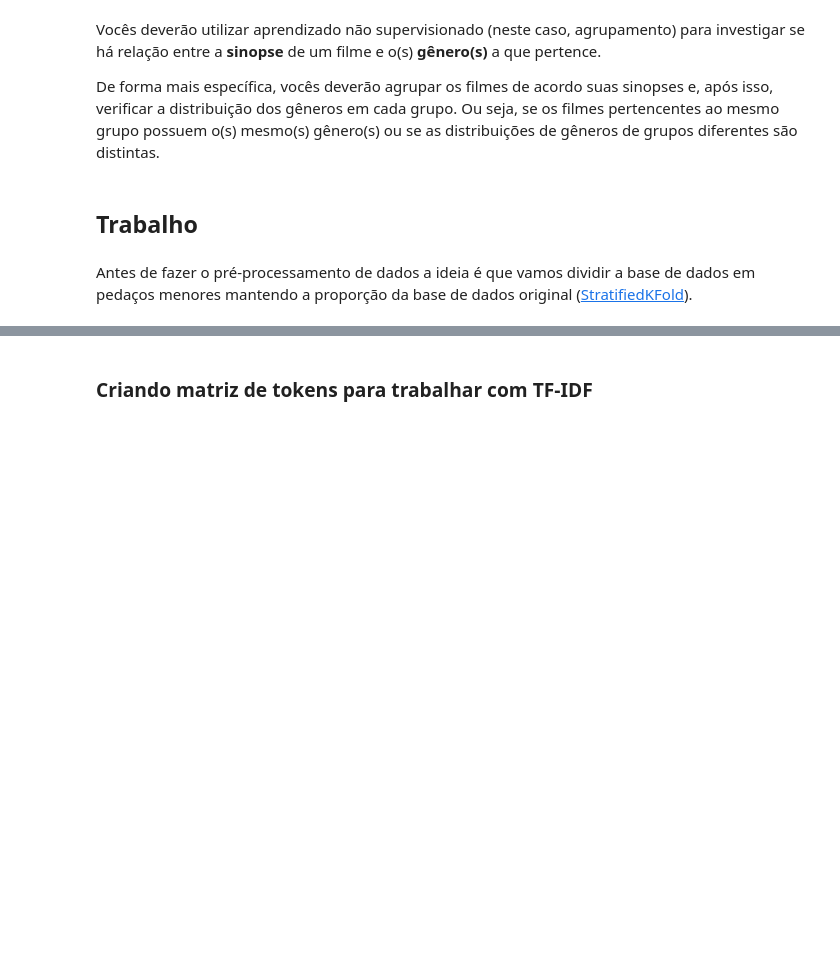
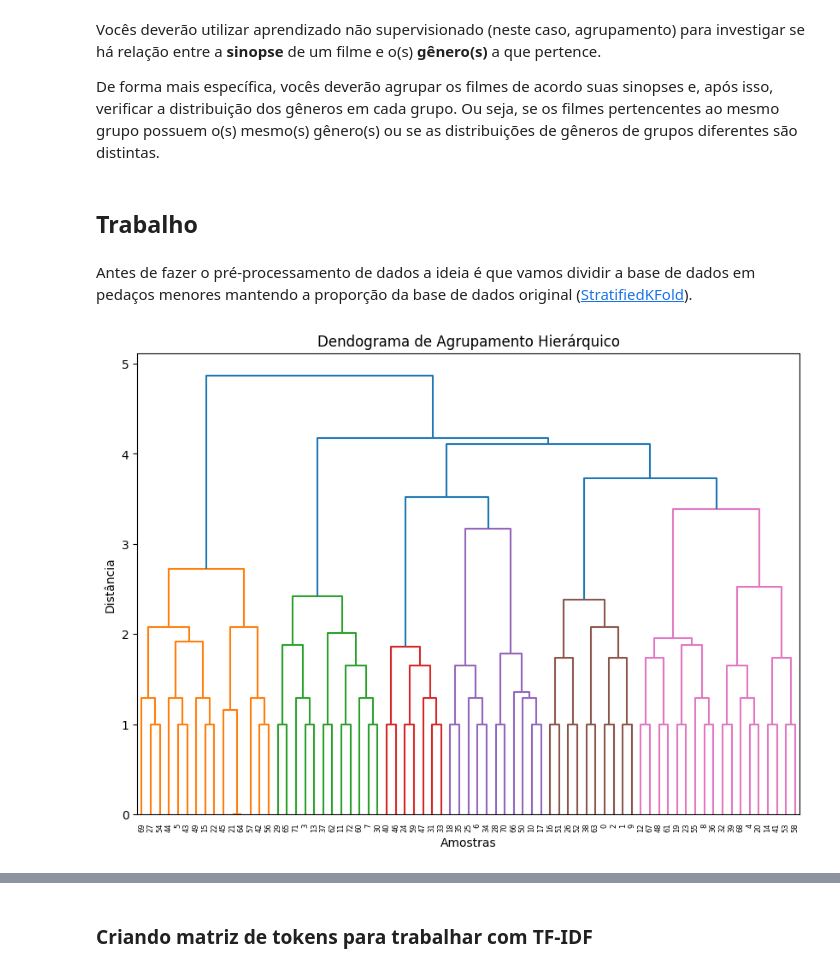
Before and after one commit to alekswheeler/datasci_home_work, a Jupyter notebook: Especificação_2024_2.ipynb, the cells around one changed output, grey strips where cells are left out. Saved outputs shown, nothing was run; the diff lists cells and outputs as text; code cells hidden in the pictures; blank space fills up the shorter version.

Commit message:
testando hieráquico aglomerativo e kmeans para agrupar as classes alvo

```diff
--- a/Especificação_2024_2.ipynb
+++ b/Especificação_2024_2.ipynb
@@ -73,3 +73,41 @@ Antes de fazer o pré-processamento de dados a ideia é que vamos dividir a base
 # %%
 X = df.drop(columns=['genres'])
 y = df['genres']
+# %%
+generos = y.unique()
+# %%
+# usando aglomerativo para decidir os grupos
+from scipy.cluster.hierarchy import dendrogram, linkage
+from sklearn.cluster import AgglomerativeClustering
+from sklearn.datasets import make_blobs
+from sklearn.decomposition import PCA
+import matplotlib.pyplot as plt
+import pandas as pd
+import numpy as np
+from sklearn.preprocessing import MultiLabelBinarizer
+
+# Quebrando os gêneros por vírgula para cada filme
+generos_split = [g.split(',') for g in generos]
+
+# Aplicando MultiLabelBinarizer para One-Hot Encoding
+mlb = MultiLabelBinarizer()
+generos_encoded = mlb.fit_transform(generos_split)
+
+# Convertendo para DataFrame para melhor visualização
+df_generos = pd.DataFrame(generos_encoded, columns=mlb.classes_)
+
+num_clusters = 7
+
+# Calculando as ligações para o dendograma
+hierarchical_model = AgglomerativeClustering(n_clusters=num_clusters,linkage='ward')
+Z = linkage(generos_encoded, method='ward')
+
+# Plotando o dendograma
+plt.figure(figsize=(10, 7))
+dendrogram(Z)
+plt.title('Dendograma de Agrupamento Hierárquico')
+plt.xlabel('Amostras')
+plt.ylabel('Distância')
+plt.show()
+# %% [output]
+[figure, added]
```
Also changed, not shown: parts of 12 cells of this notebook.
